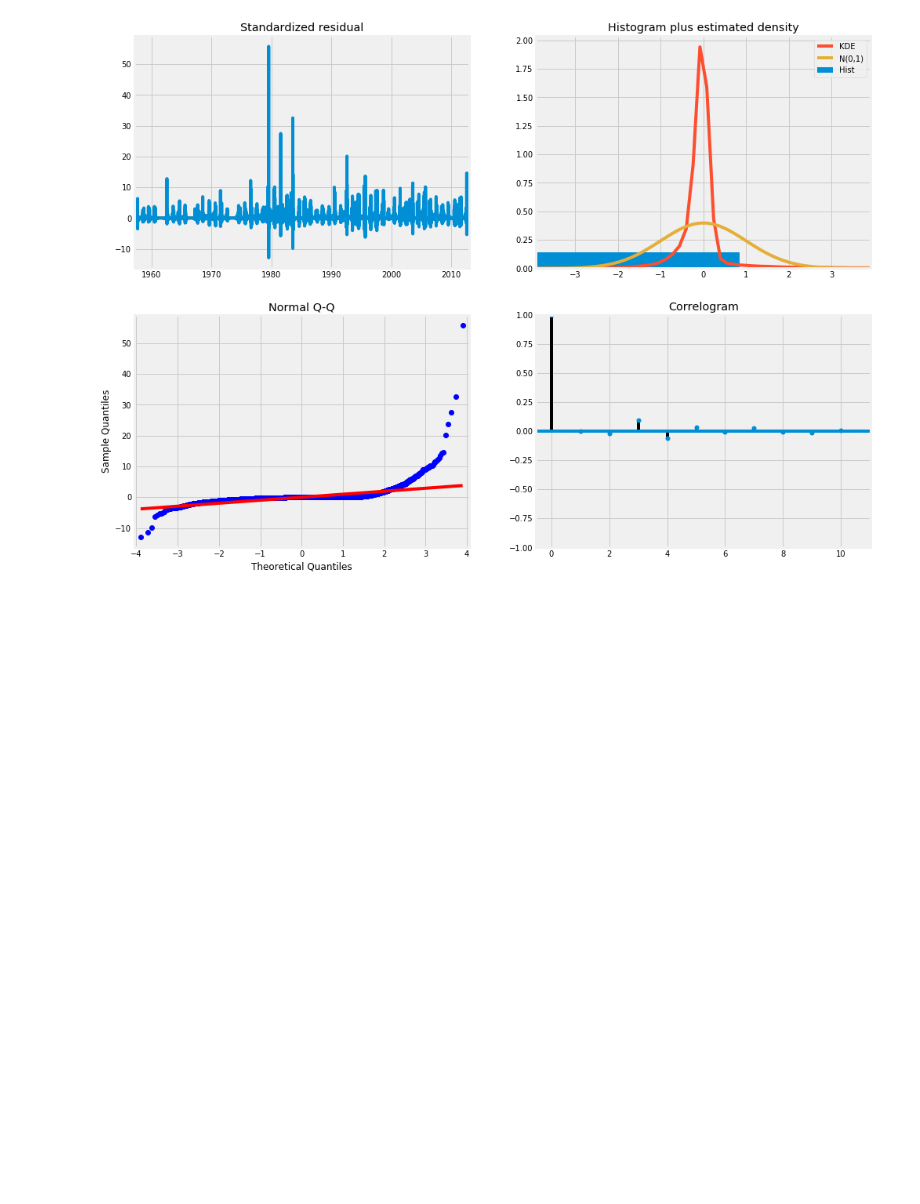
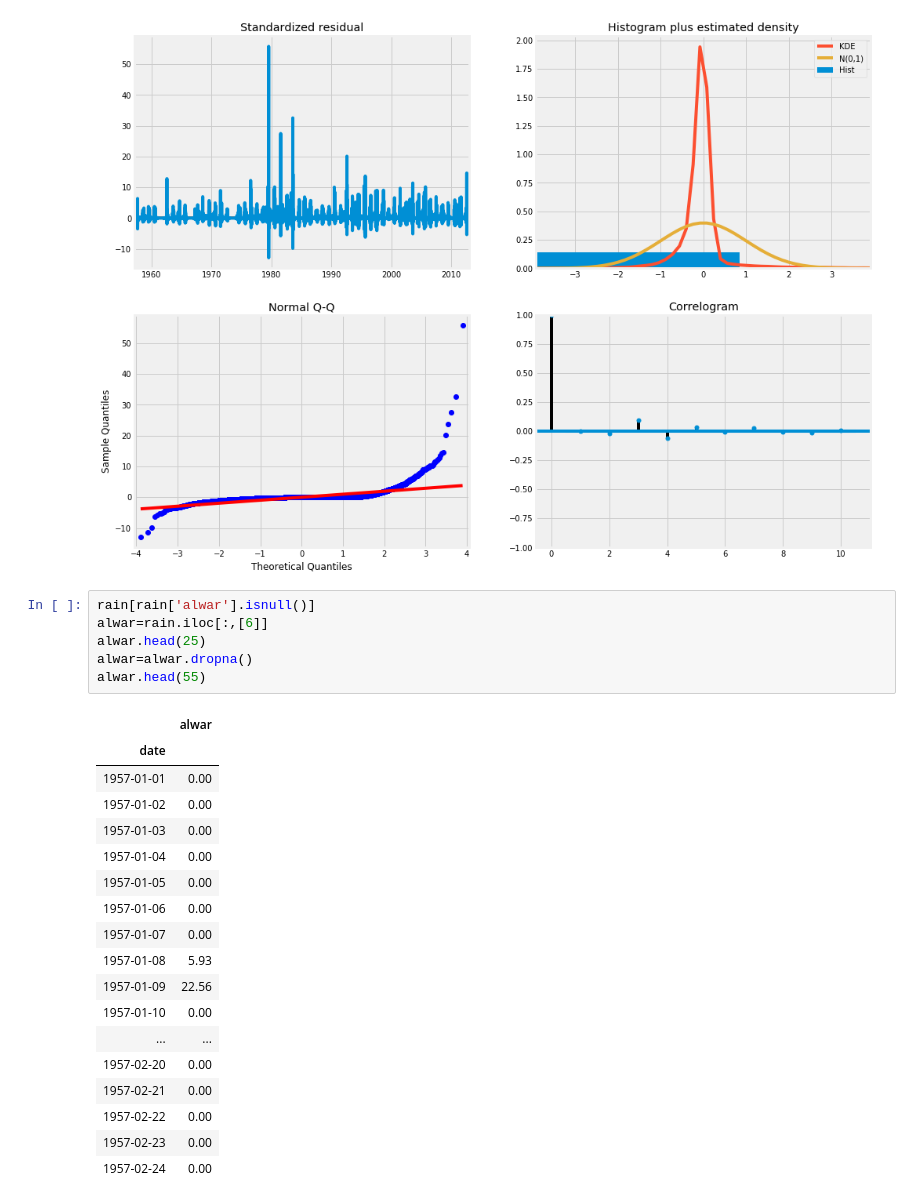
Before and after one commit to dev-essbee/rainfall-analysis, a Jupyter notebook: notebooks/Arima_Ajmer.ipynb, the cells around one changed output. Saved outputs shown, nothing was run; the diff lists cells and outputs as text; blank space fills up the shorter version.

```diff
--- a/notebooks/Arima_Ajmer.ipynb
+++ b/notebooks/Arima_Ajmer.ipynb
@@ -151,3 +151,28 @@ ajmer_results.plot_diagnostics(figsize=(15, 12))
 plt.show()
 # %% [output]
 [figure]
+# %%
+rain[rain['alwar'].isnull()]
+alwar=rain.iloc[:,[6]]
+alwar.head(25)
+alwar=alwar.dropna()
+alwar.head(55)
+# %% [output]
+|  | alwar |
+| date |  |
+| 1957-01-01 | 0.00 |
+| 1957-01-02 | 0.00 |
+| 1957-01-03 | 0.00 |
+| 1957-01-04 | 0.00 |
+| 1957-01-05 | 0.00 |
+| 1957-01-06 | 0.00 |
+| 1957-01-07 | 0.00 |
+| 1957-01-08 | 5.93 |
+| 1957-01-09 | 22.56 |
+| 1957-01-10 | 0.00 |
+| ... | ... |
+| 1957-02-20 | 0.00 |
+| 1957-02-21 | 0.00 |
+| 1957-02-22 | 0.00 |
+| 1957-02-23 | 0.00 |
+| 1957-02-24 | 0.00 |
```
Also changed, not shown: parts of 5 cells of this notebook.
